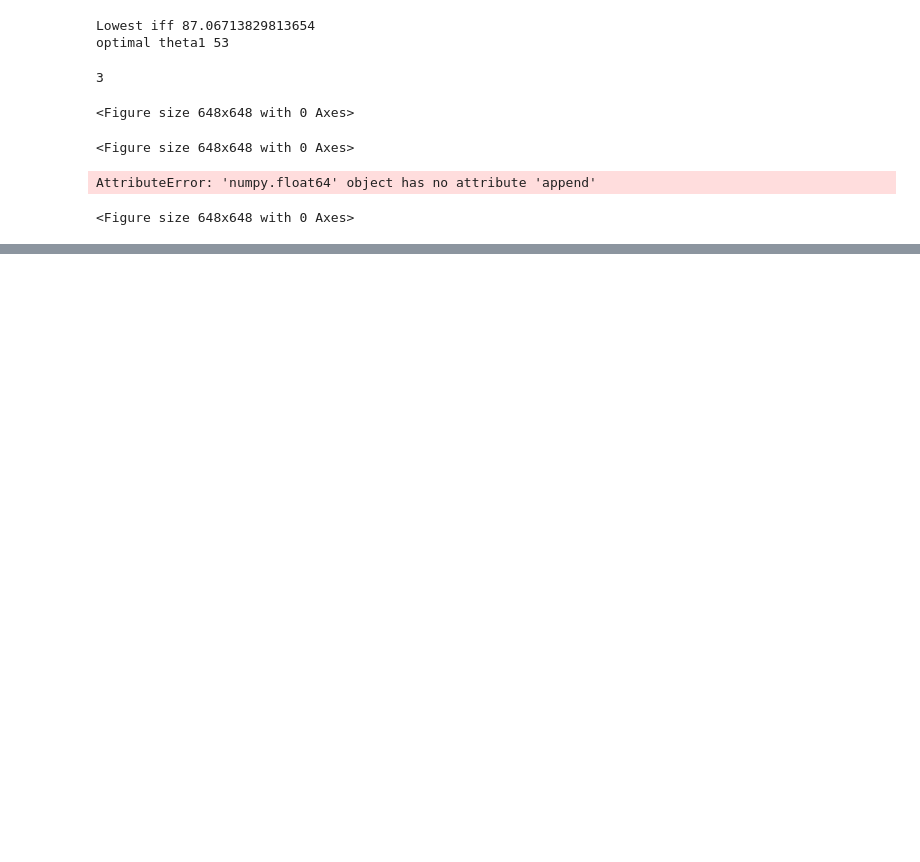
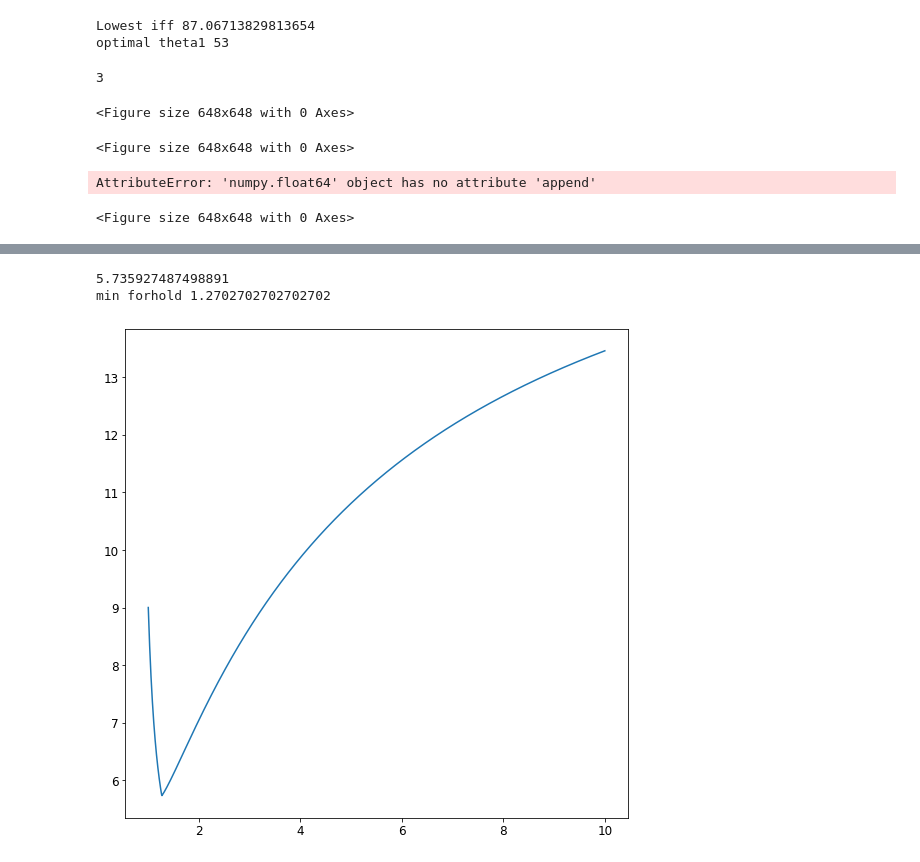
Before and after one commit to alfm778/Plastkompositter, a Jupyter notebook: Assignment 3.ipynb, the cells around one changed output, grey strips where cells are left out. Saved outputs shown, nothing was run; the diff lists cells and outputs as text; code cells hidden in the pictures; blank space fills up the shorter version.

```diff
--- a/Assignment 3.ipynb
+++ b/Assignment 3.ipynb
@@ -760,7 +807,3 @@ print("optimal theta1", optimal_theta1)
 # %% [output]
 AttributeError: 'numpy.float64' object has no attribute 'append'
 <Figure size 648x648 with 0 Axes>
-# %%
-fE_iff = []
-for s12 in range(0, 100):
-    fE_iff.append(fE_hashin([0,0,0,0,0,s12], m))
@@ -771,0 +931,59 @@ fE_hashin([0,0,0,0,0,1], m)
+# %%
+# Case 1 LAYUP b - special case
+P,Fx,T = loadcase(1)
+R = 75
+casenr = 1
+layupnr = "B"
+
+
+theta1 = 0
+theta2 = 90
+
+set_plot_props()
+
+forhold = np.linspace(1,10, 1000)
+fE_iff_er = []
+min_forhold = 0
+min_fE = 100
+
+for f in forhold:
+    t = 1
+    t1 = t - t/f
+    t2 = t/f
+
+
+    layup     = [{'mat':m,  'ori':  theta1,  'thi':t1/2},
+                 {'mat':m,  'ori': -theta1,  'thi':t1/2},
+                 {'mat':m,  'ori':  theta2,  'thi':t2/2},
+                 {'mat':m,  'ori': -theta2,  'thi':t2/2}]
+
+    layup2     = [{'mat':m2,  'ori':  theta1,  'thi':t1/2},
+                 {'mat':m2,  'ori': -theta1,  'thi':t1/2},
+                 {'mat':m2,  'ori':  theta2,  'thi':t2/2},
+                 {'mat':m2,  'ori': -theta2,  'thi':t2/2}]
+
+    res = solve(layup,R, P=P*1.2, Fx=Fx*1.2, T=T*1.2)
+    res_ff = solve(layup,R, P=P*3, Fx=Fx*3, T=T*3)
+
+    fE = res["fE_iff"]
+    fE_ff = res_ff["fE_ff"]
+
+    if fE < min_fE:
+        min_fE = fE
+        min_forhold = f
+        #print(fE)
+
+
+    fE_iff_er.append(res["fE_iff"])
+
+
+#print(f"{fE_iff=}")
+plt.plot(forhold, fE_iff_er)
+
+print(min(fE_iff_er))
+print("min forhold", min_forhold)
+#print("min forhold", min_pos)
+# %% [output]
+5.735927487498891
+min forhold 1.2702702702702702
+[figure, added]
```
Also changed, not shown: parts of 8 cells of this notebook.
